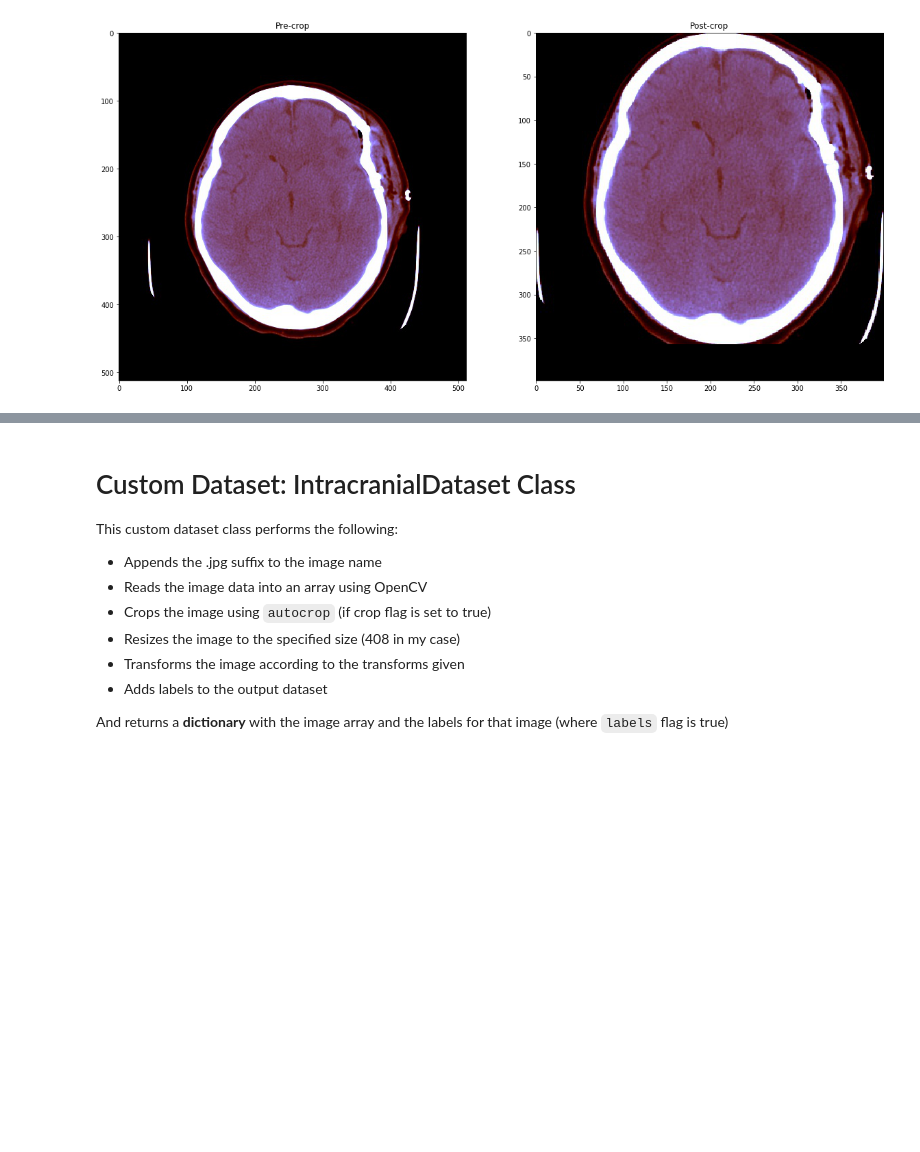
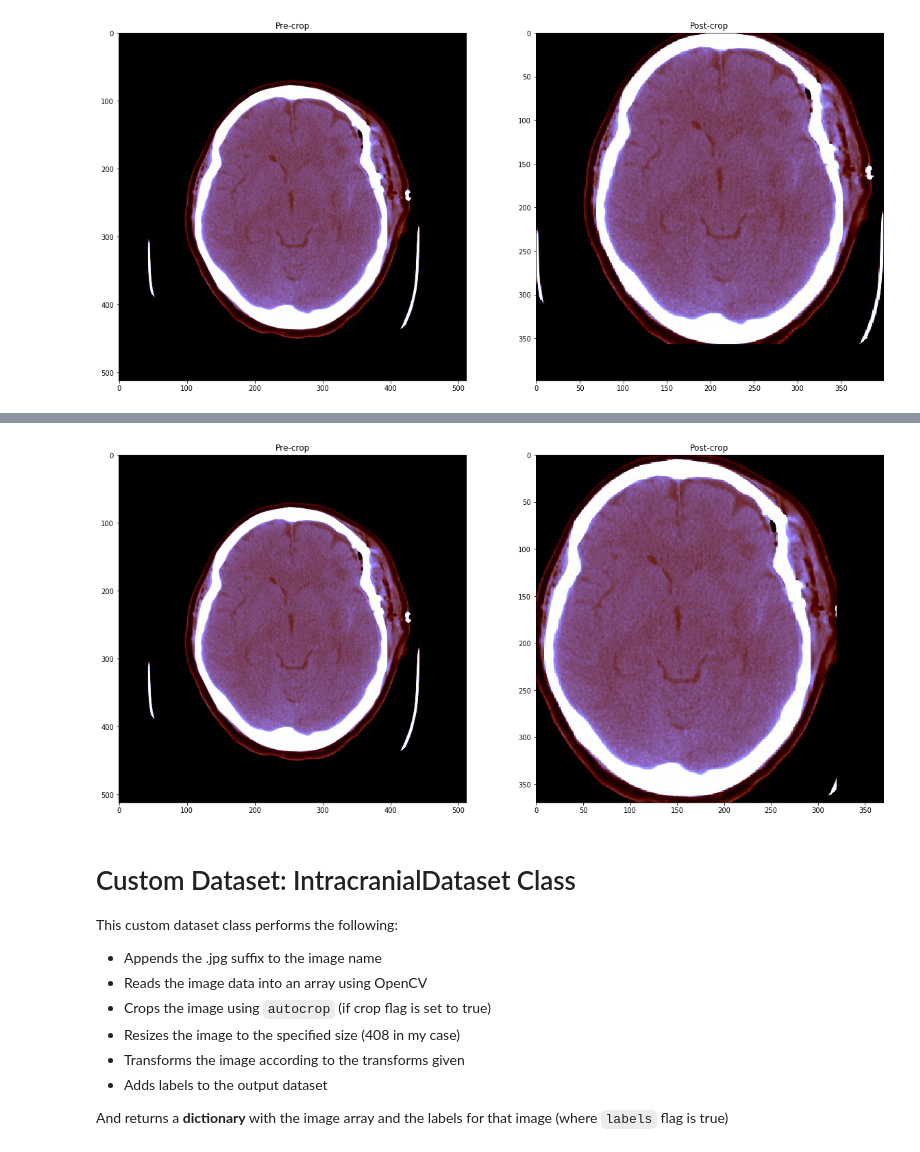
Before and after one commit to morganmcg1/kaggle_rsna_2nd_place_solution, a Jupyter notebook: 2_rsna_2nd_place_train_img_classifier.ipynb, the cells around one changed output, grey strips where cells are left out. Saved outputs shown, nothing was run; the diff lists cells and outputs as text; code cells hidden in the pictures; blank space fills up the shorter version.

Commit message:
added autocropmin to img classifier notebook

```diff
--- a/2_rsna_2nd_place_train_img_classifier.ipynb
+++ b/2_rsna_2nd_place_train_img_classifier.ipynb
@@ -293,0 +299,30 @@ for i in range(2):
+# %%
+import scipy.ndimage as ndimage
+
+def autocropmin(image, threshold=0, kernsel_size = 10):
+
+    img = image.copy()
+    SIZE = img.shape[0]
+    imgfilt = ndimage.minimum_filter(img.max((2)), size=kernsel_size)
+    rows = np.where(np.max(imgfilt, 0) > threshold)[0]
+    cols = np.where(np.max(imgfilt, 1) > threshold)[0]
+    row1, row2 = rows[0], rows[-1] + 1
+    col1, col2 = cols[0], cols[-1] + 1
+    row1, col1 = max(0, row1-kernsel_size), max(0, col1-kernsel_size)
+    row2, col2 = min(SIZE, row2+kernsel_size), min(SIZE, col2+kernsel_size)
+    image = image[col1: col2, row1: row2]
+    logger.info(image.shape)
+    sqside = max(image.shape)
+    imageout = np.zeros((sqside, sqside, 3), dtype = 'uint8')
+    imageout[:image.shape[0], :image.shape[1],:] = image.copy()
+    return imageout
+# %%
+imageout2 = autocropmin(np_im, threshold=100)
+im_ls = [im, imageout2]
+
+titles = ['Pre-crop', 'Post-crop']
+f, axarr = plt.subplots(1,2, figsize=(20, 10))
+for i in range(2):
+    axarr[i].imshow(im_ls[i], cmap='gray')
+    axarr[i].set_title(titles[i])
+# %% [output]
@@ -294,3 +330,4 @@ for i in range(2):
+[figure, added]
 # %% [markdown]
 #  Custom Dataset: IntracranialDataset Class
 
```
Also changed, not shown: parts of 6 cells of this notebook.
